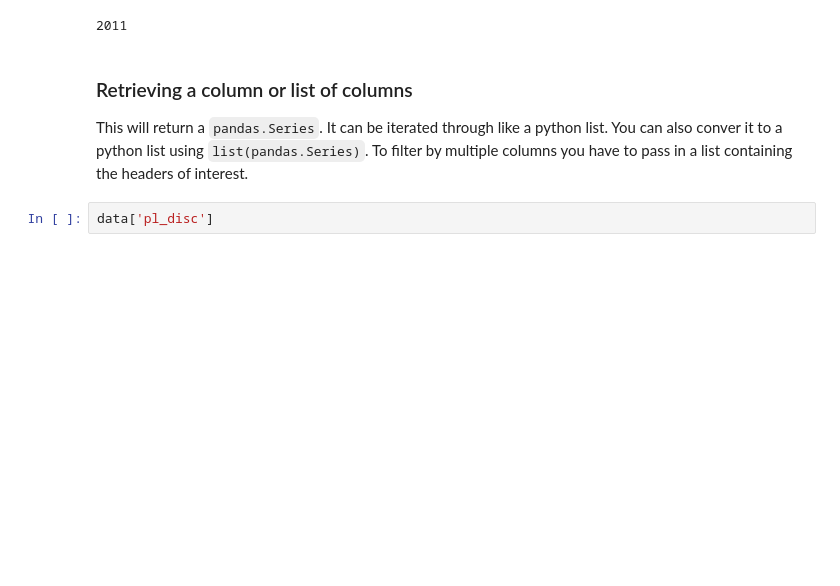
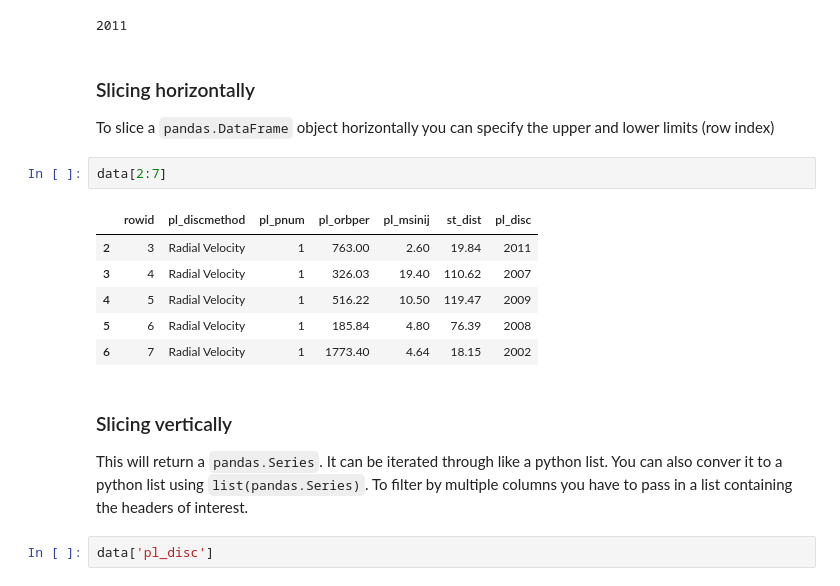
Before and after one commit to danielc92/python-data-guide, a Jupyter notebook: notebooks/CSV.ipynb, the cells around one changed output. Saved outputs shown, nothing was run; the diff lists cells and outputs as text; blank space fills up the shorter version.

Commit message:
Added filtering and slicing to CSV

```diff
--- a/notebooks/CSV.ipynb
+++ b/notebooks/CSV.ipynb
@@ -83,8 +87,20 @@ The DataFrame object has a row index and column index (headers). These can be us
 data.loc[2, 'pl_disc']
 # %% [output]
 2011
+# %% [markdown]
+### Slicing horizontally
+To slice a `pandas.DataFrame` object horizontally you can specify the upper and lower limits (row index)
+# %%
+data[2:7]
+# %% [output]
+|  | rowid | pl_discmethod | pl_pnum | pl_orbper | pl_msinij | st_dist | pl_disc |
+| 2 | 3 | Radial Velocity | 1 | 763.00 | 2.60 | 19.84 | 2011 |
+| 3 | 4 | Radial Velocity | 1 | 326.03 | 19.40 | 110.62 | 2007 |
+| 4 | 5 | Radial Velocity | 1 | 516.22 | 10.50 | 119.47 | 2009 |
+| 5 | 6 | Radial Velocity | 1 | 185.84 | 4.80 | 76.39 | 2008 |
+| 6 | 7 | Radial Velocity | 1 | 1773.40 | 4.64 | 18.15 | 2002 |
 # %% [markdown]
-### Retrieving a column or list of columns
+### Slicing vertically
 This will return a `pandas.Series`. It can be iterated through like a python list. You can also conver it to a python list using `list(pandas.Series)`. To filter by multiple columns you have to pass in a list containing the headers of interest.
 # %%
 data['pl_disc']
```
Also changed, not shown: parts of 6 cells of this notebook, 1 other file.
